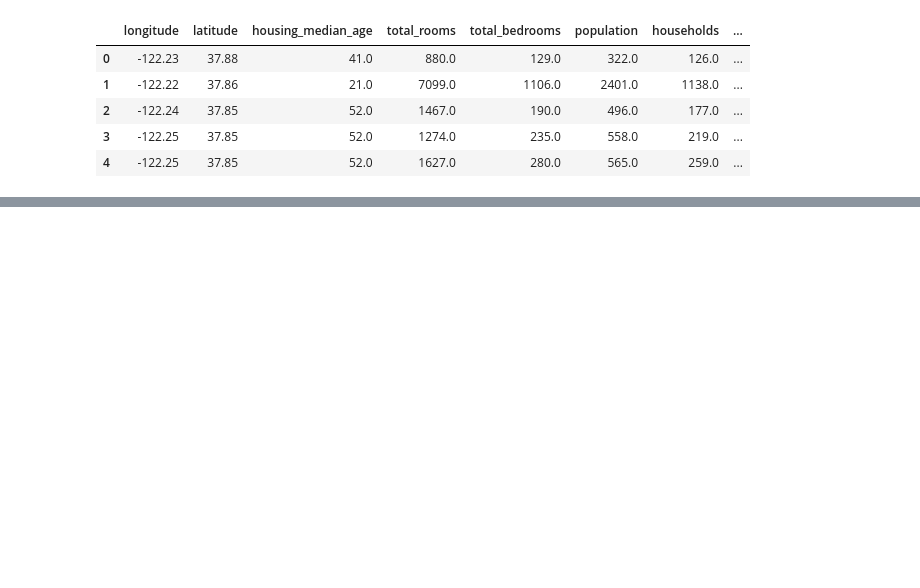
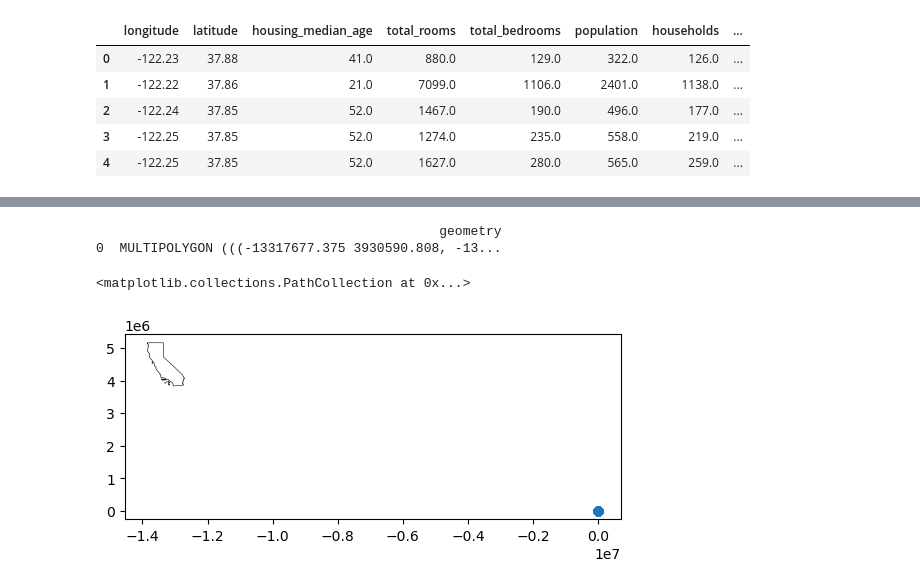
Before and after one commit to pdanninger/dsc_dach, a Jupyter notebook: mlflow_tutorial.ipynb, the cells around one changed output, grey strips where cells are left out. Drawn from its saved outputs; the diff is of its cells as text; code cells hidden in the pictures; blank space fills up the shorter version.

```diff
--- a/mlflow_tutorial.ipynb
+++ b/mlflow_tutorial.ipynb
@@ -47,0 +80,19 @@ house_prices.describe()
+# %%
+# Map
+ca = geo.read_file("CA_State_TIGER2016.shp")
+print(ca.head())
+ca.crs = {'init' :'epsg:4326'}
+ca.head()
+#ca = ca.set_crs("epsg:4326")
+#print(ca.crs)
+#
+ca.boundary.plot(color='Black', linewidth=.4, aspect=1)
+plt.scatter(data=house_prices, x="longitude", y="latitude")
+#house_prices.plot(kind='scatter', x='longitude', y='latitude', alpha=0.5,
+#        s=house_prices['population'] / 50, label='population', c='median_house_value',
+#        cmap=plt.get_cmap('jet'), figsize=(20,13))
+# %% [output]
+                                            geometry
+0  MULTIPOLYGON (((-13317677.375 3930590.808, -13...
+<matplotlib.collections.PathCollection at 0x...>
+[figure, added]
```
Also changed, not shown: parts of 10 cells of this notebook, 2 other files.
